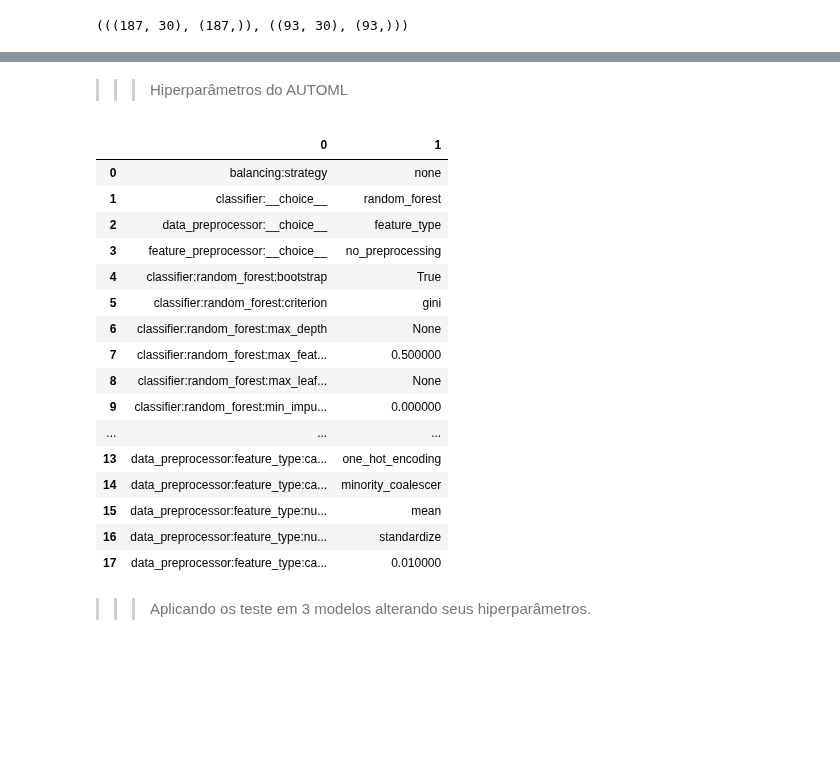
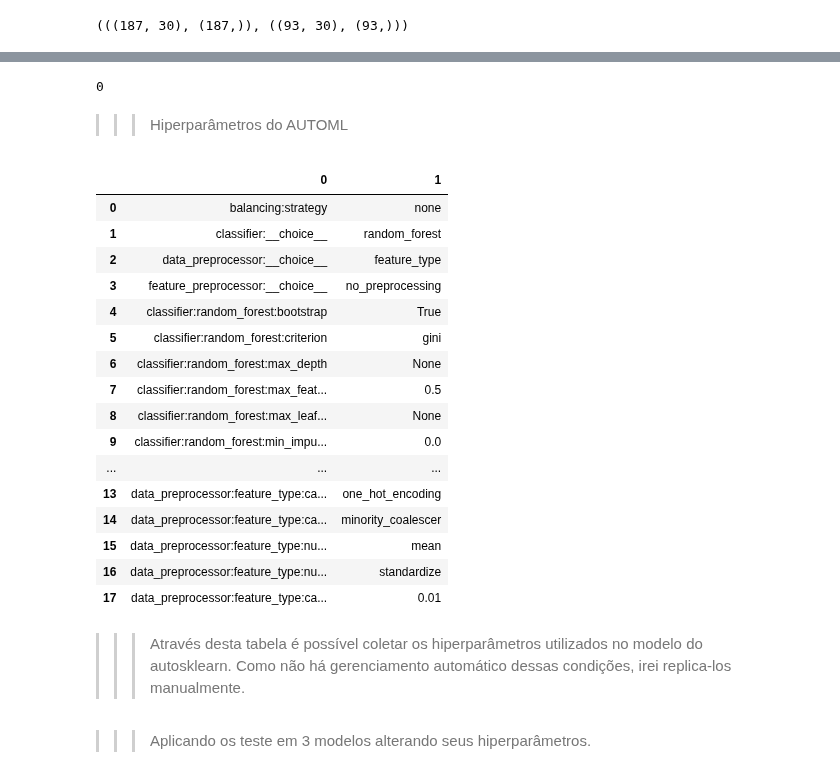
Before and after one commit to cori4nder/ia, a Jupyter notebook: Test02/Avaliacao02_IA_2022.ipynb, the cells around one changed output, grey strips where cells are left out. Drawn from its saved outputs; the diff is of its cells as text; code cells hidden in the pictures; blank space fills up the shorter version.

```diff
--- a/Test02/Avaliacao02_IA_2022.ipynb
+++ b/Test02/Avaliacao02_IA_2022.ipynb
@@ -303,33 +262,38 @@ weighted avg       0.87      0.78      0.80        93
+# %%
+np.argmax(autosk.cv_results_['mean_test_score'])
+# %% [output]
+0
 # %% [markdown]
 >>> Hiperparâmetros do AUTOML
-# %%
-report = DataFrame(autosk.cv_results_).sort_values(by=["rank_test_scores"])
-bestParams = report.loc[report.rank_test_scores == 1, "params"].squeeze()
-
-dparams_items = bestParams.items()
-dparams = pd.DataFrame(dparams_items)
-
-dparams_aligned = dparams.style.set_properties(**{'text-align': 'left'})
-
-dparams_aligned
-# %% [output]
-|  | 0 | 1 |
-| 0 | balancing:strategy | none |
-| 1 | classifier:__choice__ | random_forest |
-| 2 | data_preprocessor:__choice__ | feature_type |
-| 3 | feature_preprocessor:__choice__ | no_preprocessing |
-| 4 | classifier:random_forest:bootstrap | True |
-| 5 | classifier:random_forest:criterion | gini |
-| 6 | classifier:random_forest:max_depth | None |
-| 7 | classifier:random_forest:max_feat... | 0.500000 |
-| 8 | classifier:random_forest:max_leaf... | None |
-| 9 | classifier:random_forest:min_impu... | 0.000000 |
-| ... | ... | ... |
-| 13 | data_preprocessor:feature_type:ca... | one_hot_encoding |
-| 14 | data_preprocessor:feature_type:ca... | minority_coalescer |
-| 15 | data_preprocessor:feature_type:nu... | mean |
-| 16 | data_preprocessor:feature_type:nu... | standardize |
-| 17 | data_preprocessor:feature_type:ca... | 0.010000 |
+# %%
+report = DataFrame(autosk.cv_results_).sort_values(by=["rank_test_scores"])
+
+bestParams = report.loc[report.rank_test_scores == 1, "params"].squeeze()
+
+dparams_items = bestParams.items()
+dparams = pd.DataFrame(dparams_items)
+
+dparams
+# %% [output]
+|  | 0 | 1 |
+| 0 | balancing:strategy | none |
+| 1 | classifier:__choice__ | random_forest |
+| 2 | data_preprocessor:__choice__ | feature_type |
+| 3 | feature_preprocessor:__choice__ | no_preprocessing |
+| 4 | classifier:random_forest:bootstrap | True |
+| 5 | classifier:random_forest:criterion | gini |
+| 6 | classifier:random_forest:max_depth | None |
+| 7 | classifier:random_forest:max_feat... | 0.5 |
+| 8 | classifier:random_forest:max_leaf... | None |
+| 9 | classifier:random_forest:min_impu... | 0.0 |
+| ... | ... | ... |
+| 13 | data_preprocessor:feature_type:ca... | one_hot_encoding |
+| 14 | data_preprocessor:feature_type:ca... | minority_coalescer |
+| 15 | data_preprocessor:feature_type:nu... | mean |
+| 16 | data_preprocessor:feature_type:nu... | standardize |
+| 17 | data_preprocessor:feature_type:ca... | 0.01 |
+# %% [markdown]
+>>> Através desta tabela é possível coletar os hiperparâmetros utilizados no modelo do autosklearn. Como não há gerenciamento automático dessas condições, irei replica-los manualmente.
 # %% [markdown]
 >>> Aplicando os teste em 3 modelos alterando seus hiperparâmetros.
 # %%
```
Also changed, not shown: parts of 33 cells of this notebook, 1 other file.
